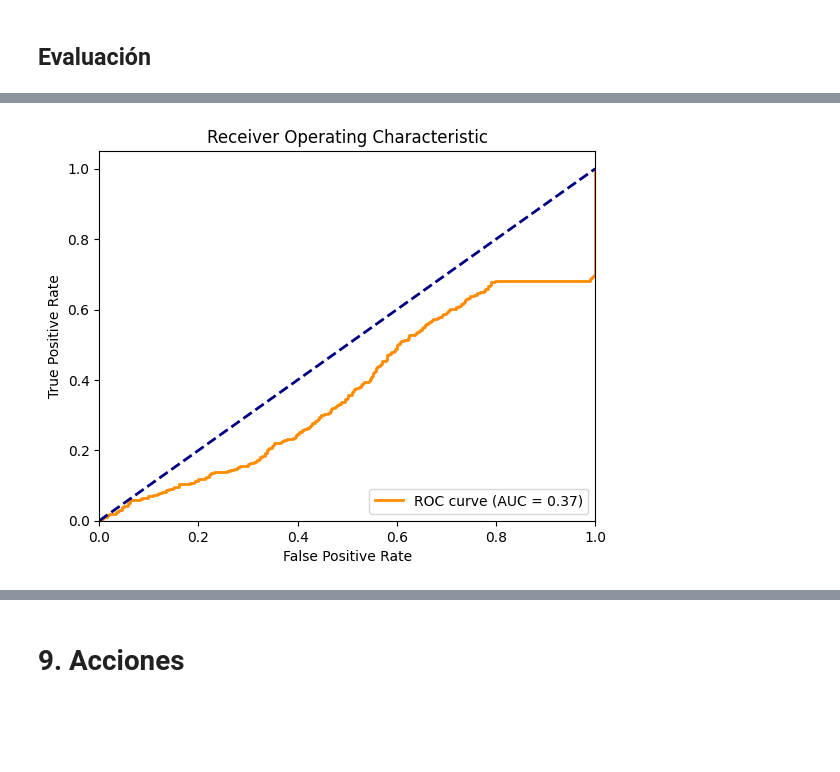
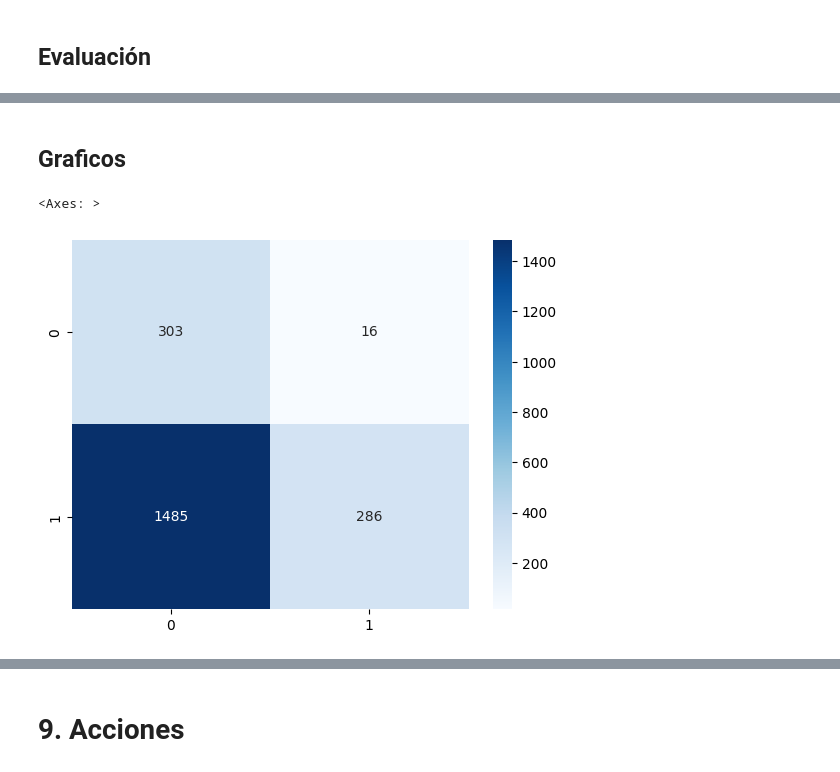
Before and after one commit to panconlocro/Caso-de-Aplicaci-n-de-GAN, a Jupyter notebook: code/preprocesamiento.ipynb, the cells around one changed output, grey strips where cells are left out. Cells and saved outputs as stored; diff of their text form; code cells hidden in the pictures; blank space fills up the shorter version.

```diff
--- a/code/preprocesamiento.ipynb
+++ b/code/preprocesamiento.ipynb
@@ -119,6 +119,9 @@ anomaly_indices = [i for i, (_, label) in enumerate(dataset.samples) if label ==
 train_indices = random.sample(healthy_indices, int(0.8 * len(healthy_indices)))
 val_indices = list(set(healthy_indices) - set(train_indices))
 test_indices = val_indices + anomaly_indices
+# Seleccionar la misma cantidad de anomalías que de imágenes sanas para el test
+anomaly_indices_sampled = random.sample(anomaly_indices, len(val_indices))
+test_indices = val_indices + anomaly_indices_sampled
 # %%
 train_set = Subset(dataset, train_indices)
 test_set = Subset(dataset, test_indices)
@@ -325,21 +318,2 @@ plt.show()
-# %%
-from sklearn.metrics import roc_curve, auc
-
-labels_bin = [0 if label == idx_anomaly else 1 for label in all_labels]
-
-fpr, tpr, thresholds = roc_curve(labels_bin, all_scores)
-roc_auc = auc(fpr, tpr)
-
-import matplotlib.pyplot as plt
-plt.figure()
-plt.plot(fpr, tpr, color='darkorange', lw=2, label=f'ROC curve (AUC = {roc_auc:.2f})')
-plt.plot([0, 1], [0, 1], color='navy', lw=2, linestyle='--')
-plt.xlim([0.0, 1.0])
-plt.ylim([0.0, 1.05])
-plt.xlabel('False Positive Rate')
-plt.ylabel('True Positive Rate')
-plt.title('Receiver Operating Characteristic')
-plt.legend(loc="lower right")
-plt.show()
-# %% [output]
-[figure, removed]
+# %% [markdown]
+## Graficos
@@ -345,0 +322,5 @@ plt.show()
+# %%
+sns.heatmap(confusion_matrix(bin_labels, preds), annot=True, fmt='d', cmap='Blues')
+# %% [output]
+<Axes: >
+[figure, added]
```
Also changed, not shown: parts of 9 cells of this notebook, 1 other file.
